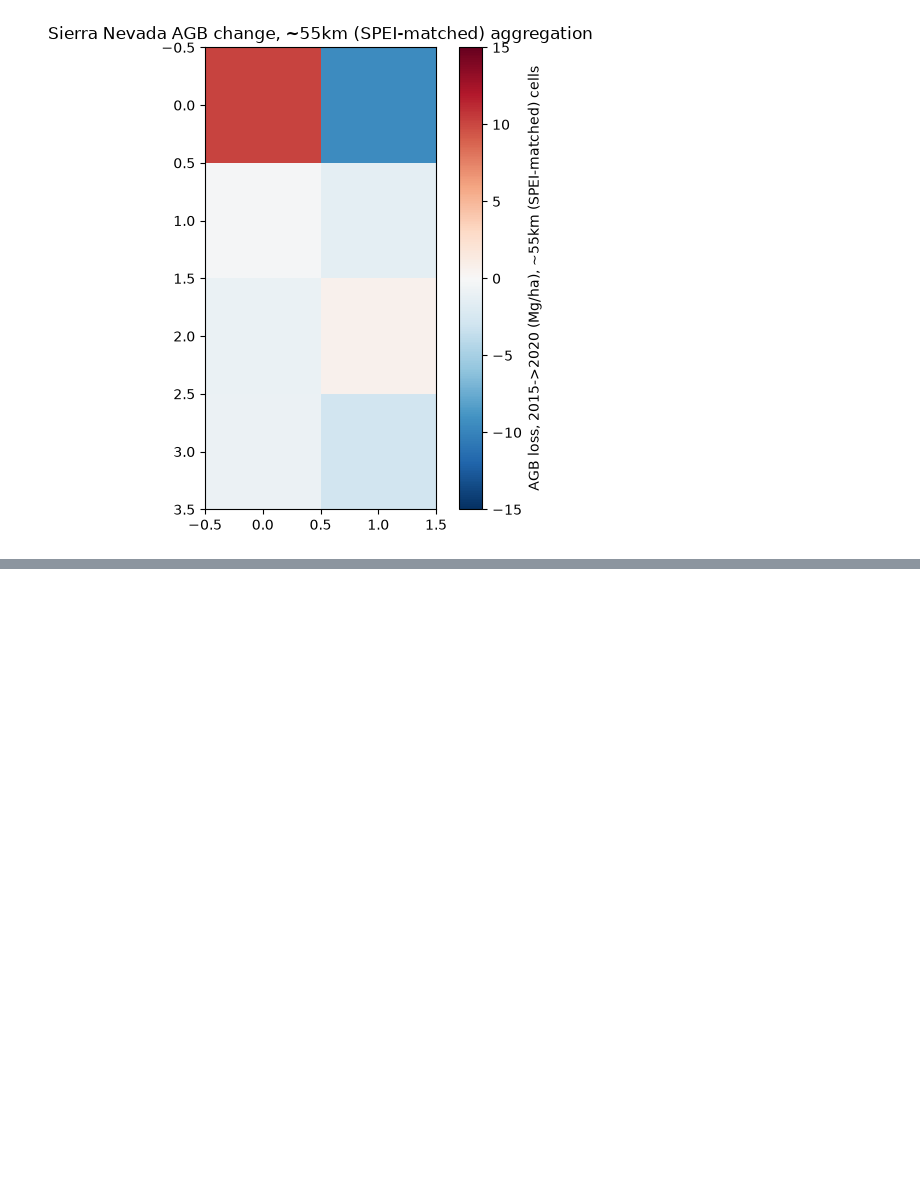
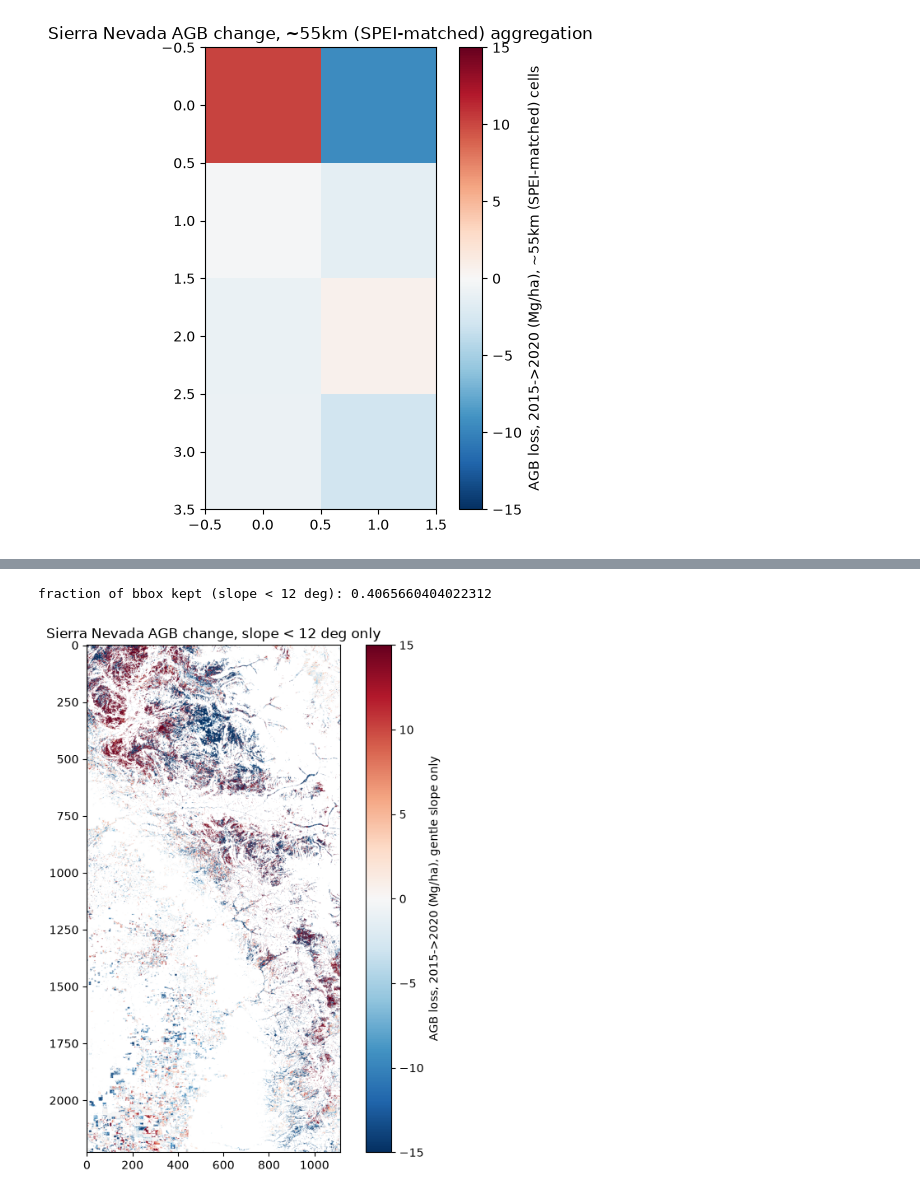
Before and after one commit to ada-th25/climate_impact_curves, a Jupyter notebook: notebooks/02_drought_agb_pilot.ipynb, the cells around one changed output, grey strips where cells are left out. Cells and saved outputs as stored; diff of their text form; code cells hidden in the pictures; blank space fills up the shorter version.

```diff
--- a/notebooks/02_drought_agb_pilot.ipynb
+++ b/notebooks/02_drought_agb_pilot.ipynb
@@ -197,0 +255,18 @@ for label, cell_size in cell_sizes_deg.items():
+# %%
+with rasterio.open("../data/raw/srtm_slope_aspect.tif") as src:
+    slope = src.read(1)
+
+gentle = slope < 12
+loss_gentle = np.where(gentle, loss, np.nan)
+
+print("fraction of bbox kept (slope < 12 deg):", gentle[valid].mean())
+
+fig, ax = plt.subplots(figsize=(8, 8))
+im = ax.imshow(loss_gentle, cmap="RdBu_r", vmin=-15, vmax=15)
+plt.colorbar(im, label="AGB loss, 2015->2020 (Mg/ha), gentle slope only")
+plt.title("Sierra Nevada AGB change, slope < 12 deg only")
+plt.savefig("../data/raw/agb_loss_gentle_slope.png", dpi=150)
+plt.show()
+# %% [output]
+fraction of bbox kept (slope < 12 deg): 0.4065660404022312
+[figure, added]
```
Also changed, not shown: parts of 2 cells of this notebook, 1 other file.
